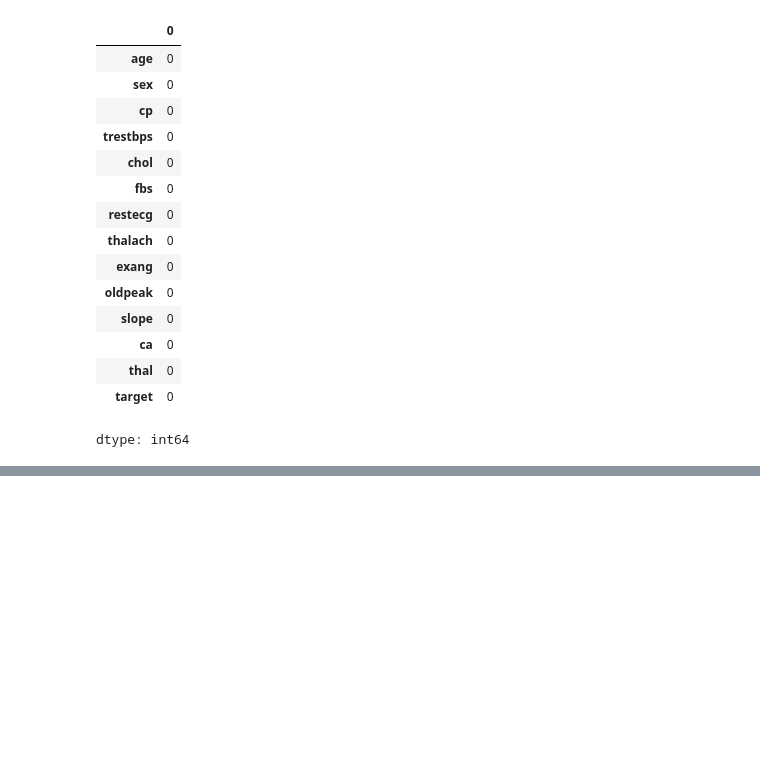
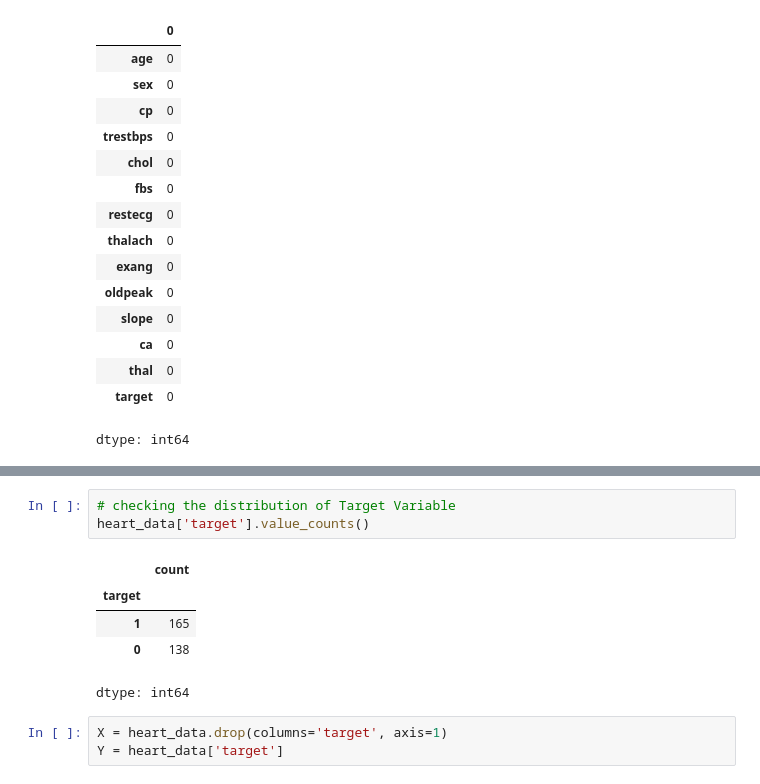
Before and after one commit to manisha-0110/Heart-disease-prediction-ml, a Jupyter notebook: Heart_disease_prediction_.ipynb, the cells around one changed output, grey strips where cells are left out. Saved outputs shown, nothing was run; the diff lists cells and outputs as text; blank space fills up the shorter version.

```diff
--- a/Heart_disease_prediction_.ipynb
+++ b/Heart_disease_prediction_.ipynb
@@ -77,0 +91,12 @@ dtype: int64
+# %%
+# checking the distribution of Target Variable
+heart_data['target'].value_counts()
+# %% [output]
+|  | count |
+| target |  |
+| 1 | 165 |
+| 0 | 138 |
+dtype: int64
+# %%
+X = heart_data.drop(columns='target', axis=1)
+Y = heart_data['target']
```
Also changed, not shown: parts of 12 cells of this notebook.
